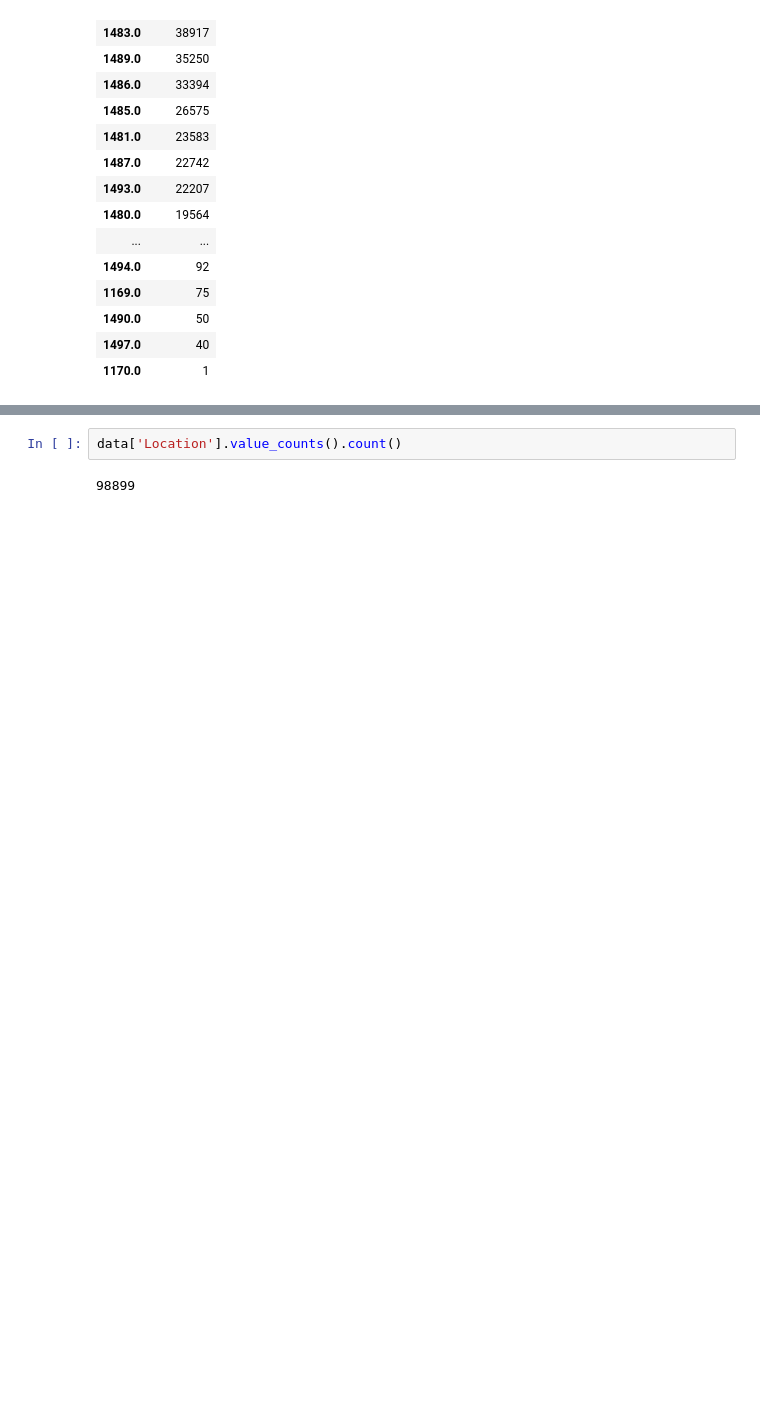
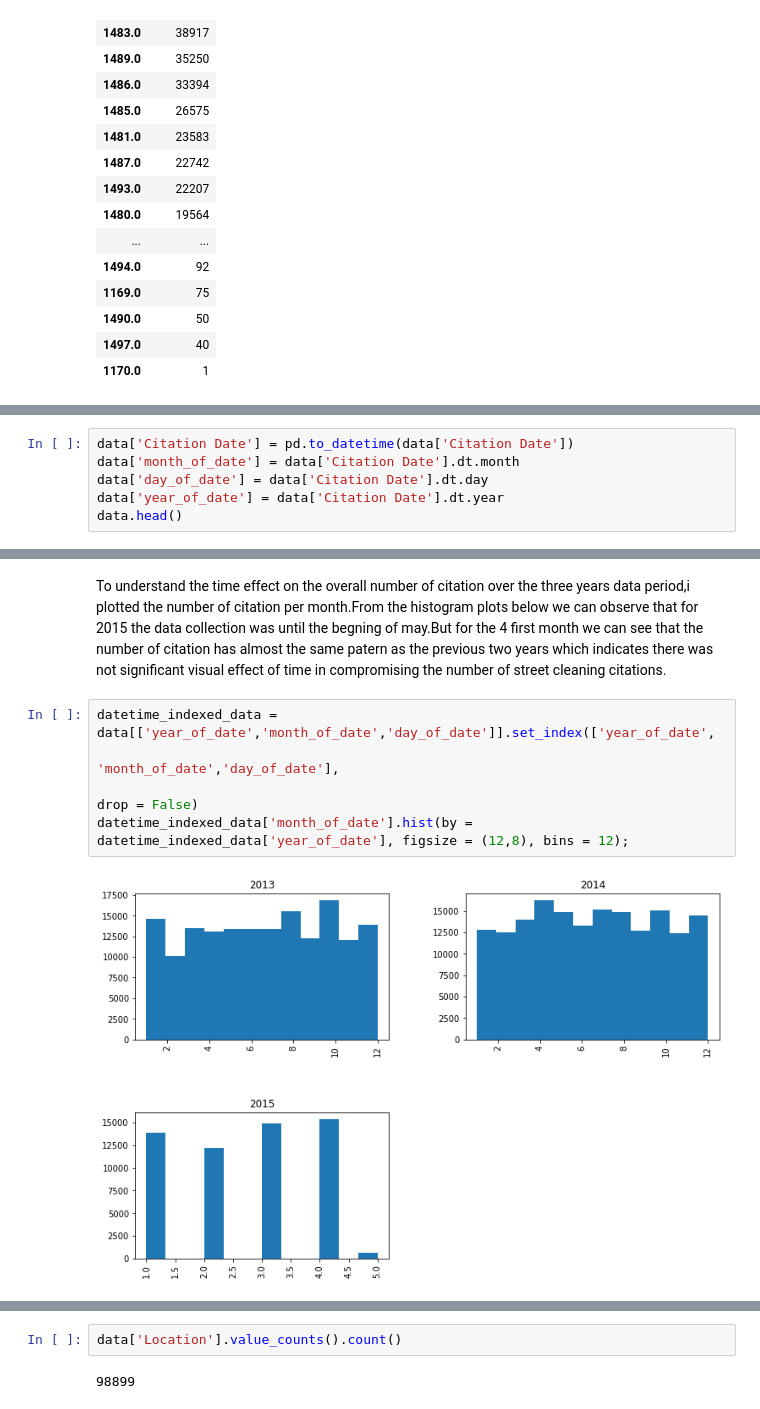
Before and after one commit to AmanuelKG/capstone_2, a Jupyter notebook: capstone_2.ipynb, the cells around one changed output, grey strips where cells are left out. Saved outputs shown, nothing was run; the diff lists cells and outputs as text; blank space fills up the shorter version.

```diff
--- a/capstone_2.ipynb
+++ b/capstone_2.ipynb
@@ -52,0 +69,6 @@ we can observe from the above numbers that the total number of street parking ci
+# %%
+data['Citation Date'] = pd.to_datetime(data['Citation Date'])
+data['month_of_date'] = data['Citation Date'].dt.month
+data['day_of_date'] = data['Citation Date'].dt.day
+data['year_of_date'] = data['Citation Date'].dt.year
+data.head()
@@ -52,0 +82,9 @@ we can observe from the above numbers that the total number of street parking ci
+# %% [markdown]
+To understand the time effect on the overall number of citation over the three years data period,i plotted the number of citation per month.From the histogram plots below we can observe that for 2015 the data collection was until the begning of may.But for the 4 first month we can see that the number of citation has almost the same patern as the previous two years which indicates there was not significant visual effect of time in compromising the number of street cleaning citations.
+# %%
+datetime_indexed_data = data[['year_of_date','month_of_date','day_of_date']].set_index(['year_of_date',
+                                                                               'month_of_date','day_of_date'],
+                                                                                       drop = False)
+datetime_indexed_data['month_of_date'].hist(by = datetime_indexed_data['year_of_date'], figsize = (12,8), bins = 12);
+# %% [output]
+[figure, added]
```
Also changed, not shown: parts of 24 cells of this notebook.
